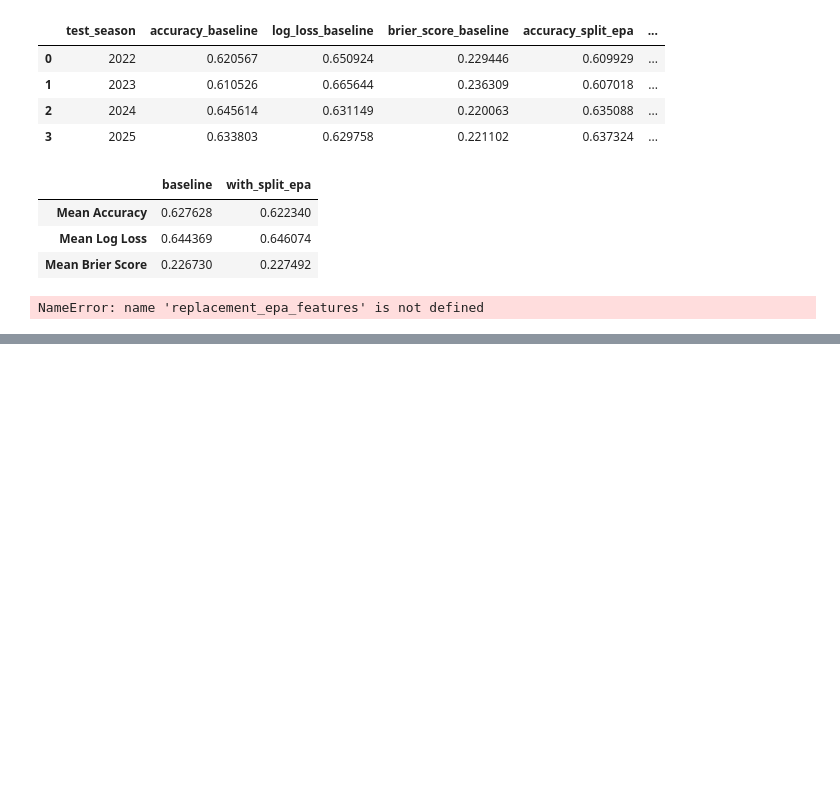
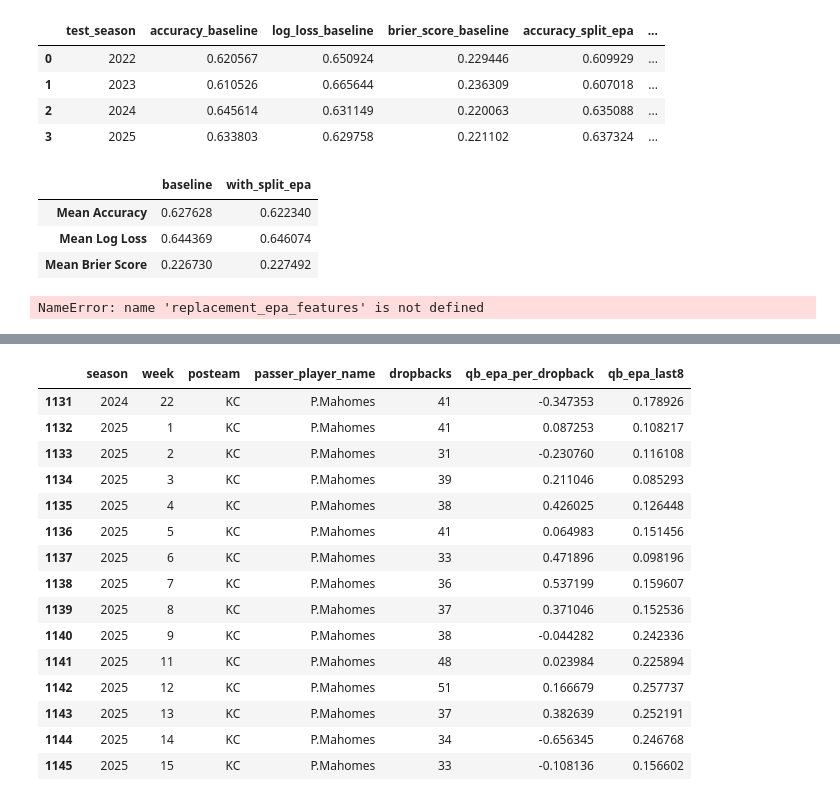
Before and after one commit to GarnetFisherman/nfl-game-prediction, a Jupyter notebook: notebooks/01_explore_nfl_data.ipynb, the cells around one changed output, grey strips where cells are left out. Saved outputs shown, nothing was run; the diff lists cells and outputs as text; code cells hidden in the pictures; blank space fills up the shorter version.

```diff
--- a/notebooks/01_explore_nfl_data.ipynb
+++ b/notebooks/01_explore_nfl_data.ipynb
@@ -4715,0 +4856,26 @@ replacement_summary
+# %%
+qb_game_pd = primary_qb_game.to_pandas()
+# %%
+qb_game_pd = qb_game_pd[
+    [
+        "game_id",
+        "season",
+        "week",
+        "posteam",
+        "passer_player_id",
+        "passer_player_name",
+        "dropbacks",
+        "qb_epa_per_dropback"
+    ]
+].copy()
+# %%
+qb_game_pd = qb_game_pd.sort_values(
+    ["passer_player_id", "season", "week"]
+).reset_index(drop=True)
+# %%
+qb_game_pd["qb_epa_last8"] = (
+    qb_game_pd.groupby("passer_player_id")["qb_epa_per_dropback"]
+    .transform(
+        lambda x: x.shift(1).rolling(8).mean()
+    )
+)
@@ -4715,0 +4902,33 @@ replacement_summary
+# %%
+qb_id = "00-0033873"
+
+qb_game_pd[
+    qb_game_pd["passer_player_id"] == qb_id
+][
+    [
+        "season",
+        "week",
+        "posteam",
+        "passer_player_name",
+        "dropbacks",
+        "qb_epa_per_dropback",
+        "qb_epa_last8"
+    ]
+].tail(15)
+# %% [output]
+|  | season | week | posteam | passer_player_name | dropbacks | qb_epa_per_dropback | qb_epa_last8 |
+| 1131 | 2024 | 22 | KC | P.Mahomes | 41 | -0.347353 | 0.178926 |
+| 1132 | 2025 | 1 | KC | P.Mahomes | 41 | 0.087253 | 0.108217 |
+| 1133 | 2025 | 2 | KC | P.Mahomes | 31 | -0.230760 | 0.116108 |
+| 1134 | 2025 | 3 | KC | P.Mahomes | 39 | 0.211046 | 0.085293 |
+| 1135 | 2025 | 4 | KC | P.Mahomes | 38 | 0.426025 | 0.126448 |
+| 1136 | 2025 | 5 | KC | P.Mahomes | 41 | 0.064983 | 0.151456 |
+| 1137 | 2025 | 6 | KC | P.Mahomes | 33 | 0.471896 | 0.098196 |
+| 1138 | 2025 | 7 | KC | P.Mahomes | 36 | 0.537199 | 0.159607 |
+| 1139 | 2025 | 8 | KC | P.Mahomes | 37 | 0.371046 | 0.152536 |
+| 1140 | 2025 | 9 | KC | P.Mahomes | 38 | -0.044282 | 0.242336 |
+| 1141 | 2025 | 11 | KC | P.Mahomes | 48 | 0.023984 | 0.225894 |
+| 1142 | 2025 | 12 | KC | P.Mahomes | 51 | 0.166679 | 0.257737 |
+| 1143 | 2025 | 13 | KC | P.Mahomes | 37 | 0.382639 | 0.252191 |
+| 1144 | 2025 | 14 | KC | P.Mahomes | 34 | -0.656345 | 0.246768 |
+| 1145 | 2025 | 15 | KC | P.Mahomes | 33 | -0.108136 | 0.156602 |
```
Also changed, not shown: parts of 117 cells of this notebook.
